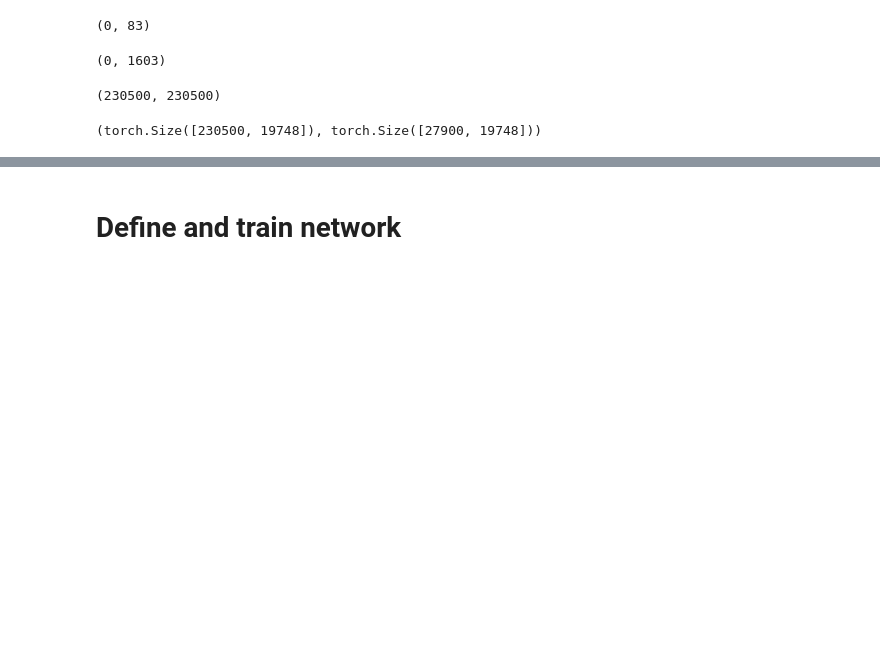
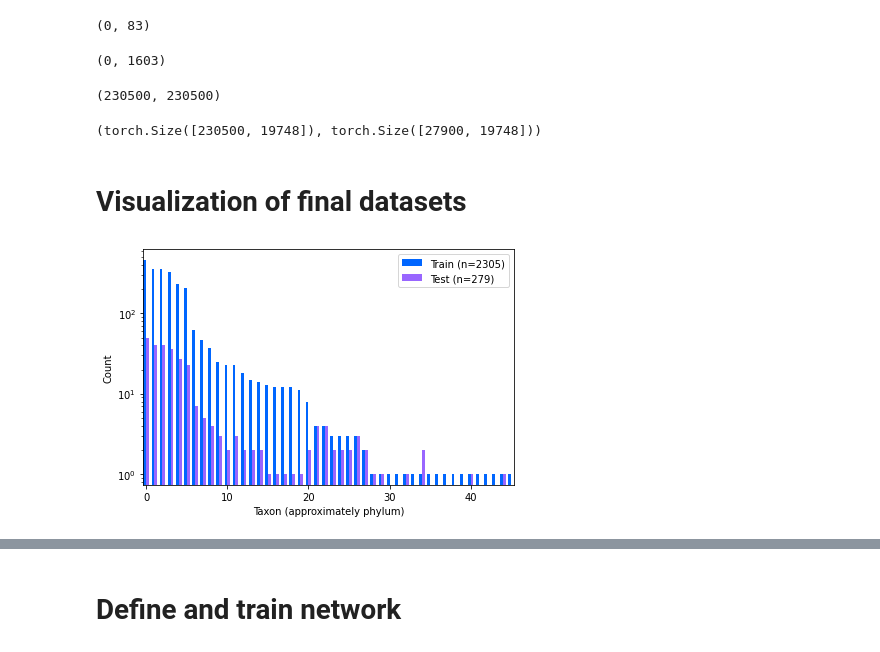
Before and after one commit to natasha-dudek/DeepGenomeVector, a Jupyter notebook: main.ipynb, the cells around one changed output, grey strips where cells are left out. Drawn from its saved outputs; the diff is of its cells as text; code cells hidden in the pictures; blank space fills up the shorter version.

Commit message:
added eval plots etc

```diff
--- a/main.ipynb
+++ b/main.ipynb
@@ -268,8 +270,9 @@ tnum_to_tla = {v:k for k,v in tla_to_tnum.items()}
 
 if new_corrupt:
     #tnum_to_tla = {v:k for k,v in tla_to_tnum.items()}
-    corrupted_train, c_train_genomes, train_input_mods = corrupt.corrupt(train_data, train_genomes, settings.num_corruptions, tnum_to_tla, org_to_mod_to_kos, all_kos, mod_to_ko_clean, org_to_kos)
-    corrupted_test, c_test_genomes, test_input_mods = corrupt.corrupt(test_data, test_genomes, settings.num_corruptions, tnum_to_tla, org_to_mod_to_kos, all_kos, mod_to_ko_clean, org_to_kos)
+    num_corruptions = 100
+    corrupted_train, c_train_genomes, train_input_mods = corrupt.corrupt(train_data, train_genomes, num_corruptions, tnum_to_tla, org_to_mod_to_kos, all_kos, mod_to_ko_clean, org_to_kos)
+    corrupted_test, c_test_genomes, test_input_mods = corrupt.corrupt(test_data, test_genomes, num_corruptions, tnum_to_tla, org_to_mod_to_kos, all_kos, mod_to_ko_clean, org_to_kos)
     torch.save(corrupted_train, "/Users/natasha/Desktop/corrupted_train_"+date_to_save+".pt")
     torch.save(c_train_genomes, "/Users/natasha/Desktop/c_train_genomes_"+date_to_save+".pt")
     torch.save(corrupted_test, "/Users/natasha/Desktop/corrupted_test_"+date_to_save+".pt")
@@ -281,6 +284,8 @@ else:
     c_train_genomes = torch.load("/Users/natasha/Desktop/c_train_genomes_"+date_to_load+".pt")
     corrupted_test = torch.load("/Users/natasha/Desktop/corrupted_test_"+date_to_load+".pt")
     c_test_genomes = torch.load("/Users/natasha/Desktop/c_test_genomes_"+date_to_load+".pt")
+    train_input_mods = torch.load("/Users/natasha/Desktop/train_input_mods_"+date_to_load+".pt")
+    test_input_mods = torch.load("/Users/natasha/Desktop/test_input_mods_"+date_to_load+".pt")
 # %%
 # confirm that there are no all-zero rows
 non_zero_idx = corrupted_train.sum(axis=1) > 499
@@ -291,3 +296,10 @@ len(non_zero_idx), corrupted_train.shape[0]
 corrupted_train.shape, corrupted_test.shape
 # %% [output]
 (torch.Size([230500, 19748]), torch.Size([27900, 19748]))
+# %% [markdown]
+# Visualization of final datasets
+# %%
+fig, labels, y3 = data_viz.plot_tax_dist(c_train_genomes, c_test_genomes)
+plt.savefig("/Users/natasha/Desktop/fig_dist.png", bbox_inches='tight')
+# %% [output]
+[figure, added]
```
Also changed, not shown: parts of 100 cells of this notebook, 6 other files.
